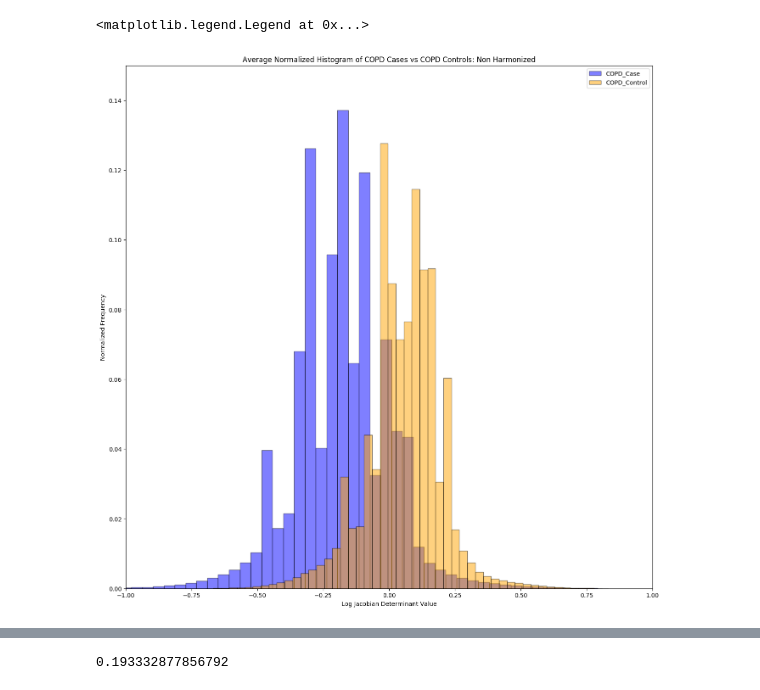
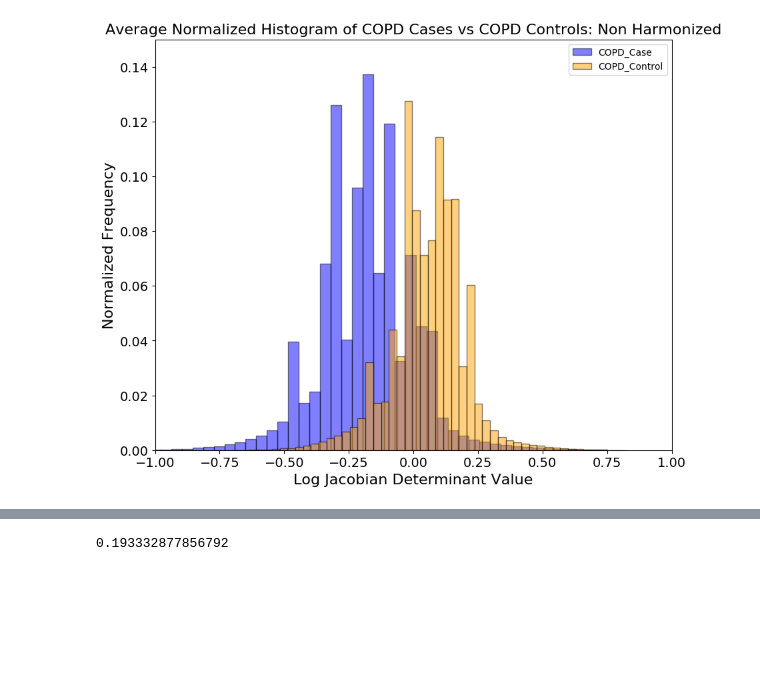
Before and after one commit to MASILab/Inhale_Exhale_CT, a Jupyter notebook: ANTS_command_line/plotJacobiandeterminant.ipynb, the cells around one changed output, grey strips where cells are left out. Saved outputs shown, nothing was run; the diff lists cells and outputs as text; code cells hidden in the pictures; blank space fills up the shorter version.

Commit message:
Replotted qunat figures

```diff
--- a/ANTS_command_line/plotJacobiandeterminant.ipynb
+++ b/ANTS_command_line/plotJacobiandeterminant.ipynb
@@ -118,37 +116,39 @@ Sum of normalized hist control: 1.0000000000000002
 # %%
 #normalize the histograms
 def normalize_histogram(faltten, num_bins):
     hist, bin_edges = np.histogram(faltten, bins=num_bins)
     normalized_hist = hist/np.sum(hist)
     return normalized_hist, bin_edges
 
 histograms_cases_unharm = []
 histograms_controls_unharm = []
+num_bins = 50
 
 for case, control in zip(cases_unharm, controls_unharm):
     normalized_hist_case_unharm, bin_edges_case_unharm = normalize_histogram(case.flatten(), num_bins)
     normalized_hist_control_unharm, bin_edges_control_unharm = normalize_histogram(control.flatten(), num_bins)
     histograms_cases_unharm.append(normalized_hist_case_unharm)
     histograms_controls_unharm.append(normalized_hist_control_unharm)
 
 avg_hist_case_unharm = np.mean(histograms_cases_unharm, axis=0)
 avg_hist_control_unharm = np.mean(histograms_controls_unharm, axis=0)
 
-plt.figure(figsize=(16, 16), facecolor='w')
+plt.figure(figsize=(10, 8), facecolor='w')
 # kde for this normalized histogram
 plt.bar(bin_edges_case_unharm[:-1], avg_hist_case_unharm, width=np.diff(bin_edges_case_unharm), color='blue', edgecolor='black', label='COPD_Case', alpha = 0.5)
 plt.bar(bin_edges_control_unharm[:-1], avg_hist_control_unharm, width=np.diff(bin_edges_control_unharm), color='orange', edgecolor='black', label='COPD_Control', alpha = 0.5)
-plt.xlabel('Log Jacobian Determinant Value')
+plt.xlabel('Log Jacobian Determinant Value', fontsize = 16)
+plt.xticks(fontsize = 14)
 plt.xlim(-1.0, 1.0)
-plt.ylabel('Normalized Frequency')
+plt.ylabel('Normalized Frequency', fontsize = 16)
+plt.yticks(fontsize = 14)
 plt.ylim(0, 0.15)
-plt.title('Average Normalized Histogram of COPD Cases vs COPD Controls: Non Harmonized')
+plt.title('Average Normalized Histogram of COPD Cases vs COPD Controls: Non Harmonized', fontsize = 16)
 plt.legend()
 plt.savefig("/nfs/masi/krishar1/SPIE_2025_InhaleExhaleCT/SPIE_paper_figures/quantitative/nonharmonized_jd.tiff", dpi = 300)
 plt.show()
 # %% [output]
-<matplotlib.legend.Legend at 0x...>
-[figure, old version]
+[figure, new version]
 # %%
 epsilon = 1e-10
 kl_divergence = np.sum(avg_hist_case * np.log((avg_hist_case + epsilon) / (avg_hist_control + epsilon)))
```
Also changed, not shown: parts of 5 cells of this notebook, 1 other file.
